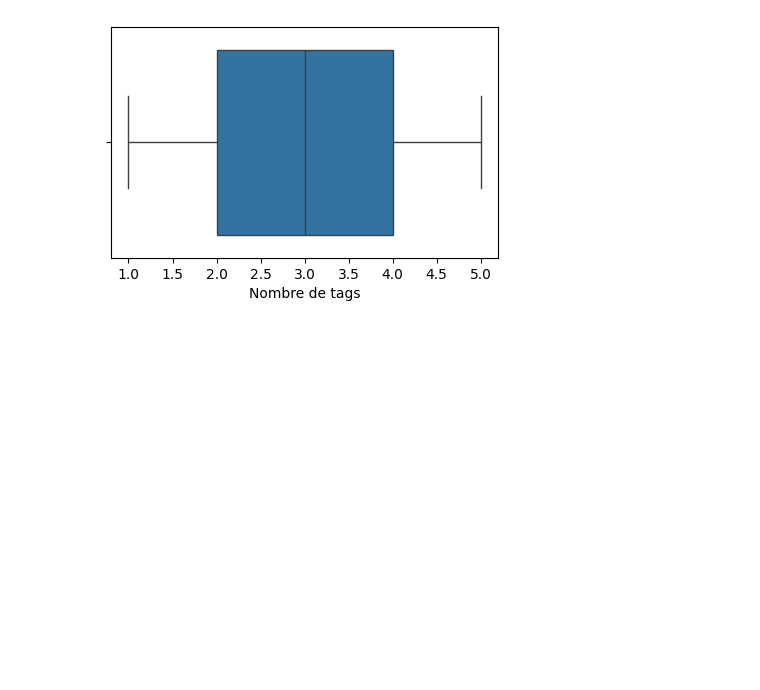
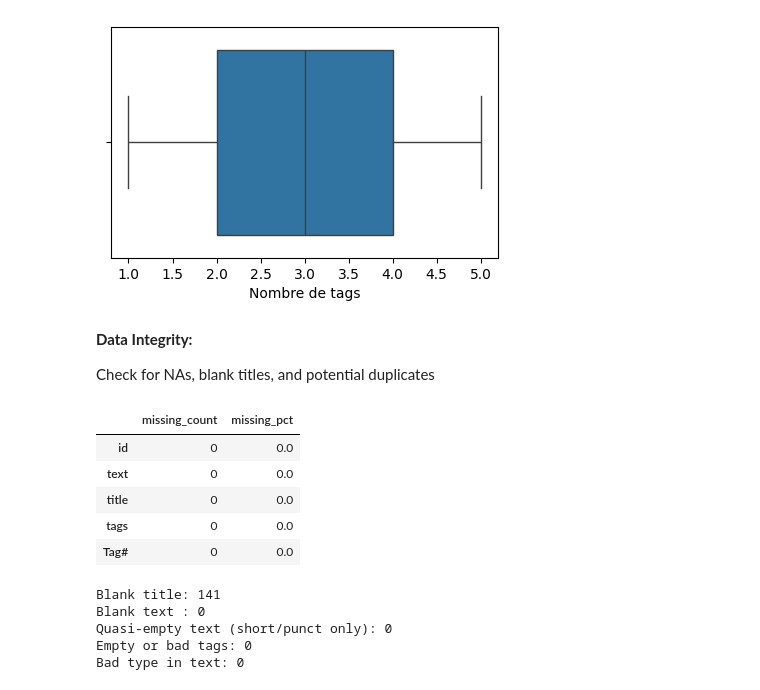
Before and after one commit to AbdelkarimElm/information-retrieval-engine, a Jupyter notebook: information_retrieval_engine.ipynb, the cells around one changed output. Saved outputs shown, nothing was run; the diff lists cells and outputs as text; code cells hidden in the pictures; blank space fills up the shorter version.

Commit message:
Data integrity checks on test queries

```diff
--- a/information_retrieval_engine.ipynb
+++ b/information_retrieval_engine.ipynb
@@ -940,3 +940,41 @@ plt.xlabel("Nombre de tags")
 plt.show()
 # %% [output]
 [figure]
+# %% [markdown]
+**Data Integrity:**
+
+Check for NAs, blank titles, and potential duplicates
+# %%
+na_countst = test_queries_df.isna().sum()
+na_pctt = (na_countst / len(test_queries_df) * 100).round(2)
+missing_summaryt = pd.DataFrame({"missing_count": na_countst, "missing_pct": na_pctt})
+missing_summaryt.sort_values("missing_count", ascending=False)
+# %% [output]
+|  | missing_count | missing_pct |
+| id | 0 | 0.0 |
+| text | 0 | 0.0 |
+| title | 0 | 0.0 |
+| tags | 0 | 0.0 |
+| Tag# | 0 | 0.0 |
+# %%
+blank_titlet = test_queries_df["title"].apply(is_blank_str).sum()
+blank_textt  = test_queries_df["text"].apply(is_blank_str).sum()
+
+quasi_empty_textt = test_queries_df["text"].apply(is_quasi_empty_text).sum()
+
+empty_or_bad_tagst = test_queries_df["tags"].apply(is_bad_tags).sum()
+
+bad_type_textt = test_queries_df["text"].apply(is_bad_type_text).sum()
+
+
+print("Blank title:", blank_titlet)
+print("Blank text :", blank_textt)
+print("Quasi-empty text (short/punct only):", quasi_empty_textt)
+print("Empty or bad tags:", empty_or_bad_tagst)
+print("Bad type in text:", bad_type_textt)
+# %% [output]
+Blank title: 141
+Blank text : 0
+Quasi-empty text (short/punct only): 0
+Empty or bad tags: 0
+Bad type in text: 0
```
